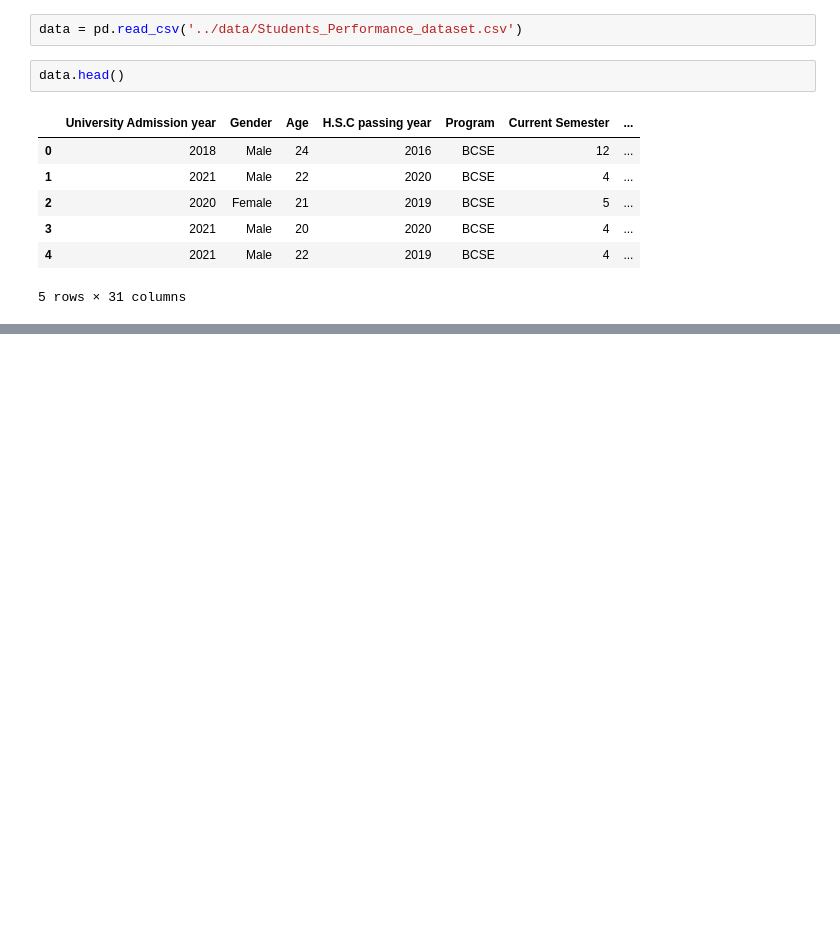
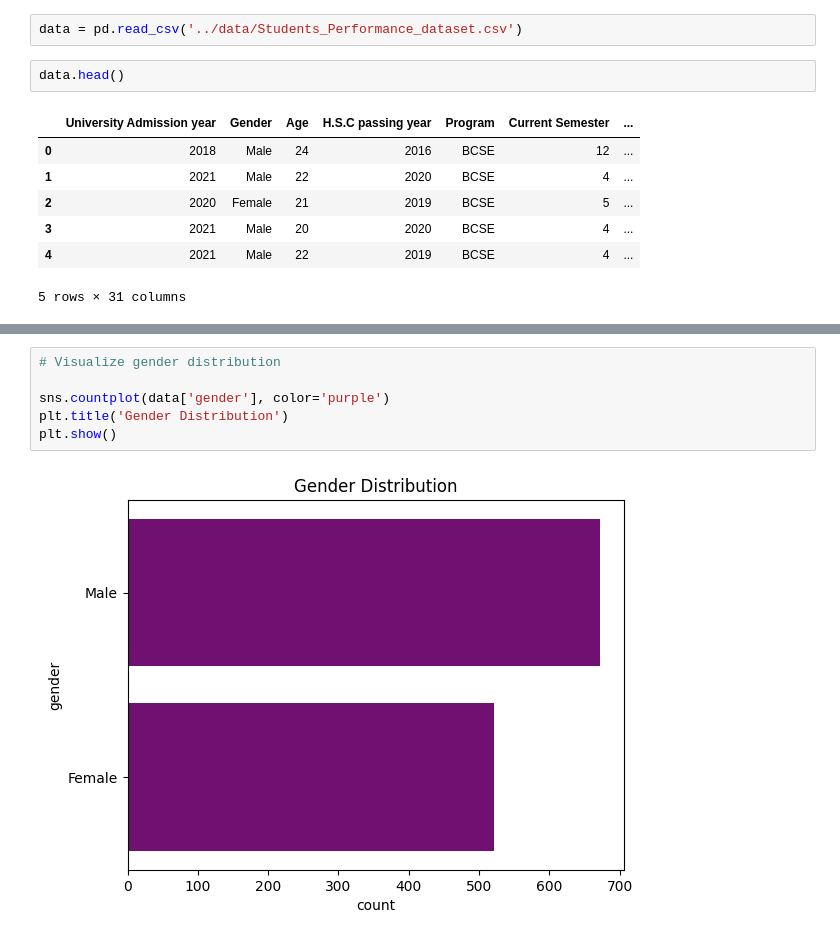
Before and after one commit to benberinsky/ds3026-final-project, a Jupyter notebook: scripts/eda.ipynb, the cells around one changed output, grey strips where cells are left out. Saved outputs shown, nothing was run; the diff lists cells and outputs as text; blank space fills up the shorter version.

```diff
--- a/scripts/eda.ipynb
+++ b/scripts/eda.ipynb
@@ -89,0 +150,8 @@ missing_value[missing_value > 0]
+# %%
+# Visualize gender distribution
+
+sns.countplot(data['gender'], color='purple')
+plt.title('Gender Distribution')
+plt.show()
+# %% [output]
+[figure, added]
```
Also changed, not shown: parts of 28 cells of this notebook, 2 other files.
